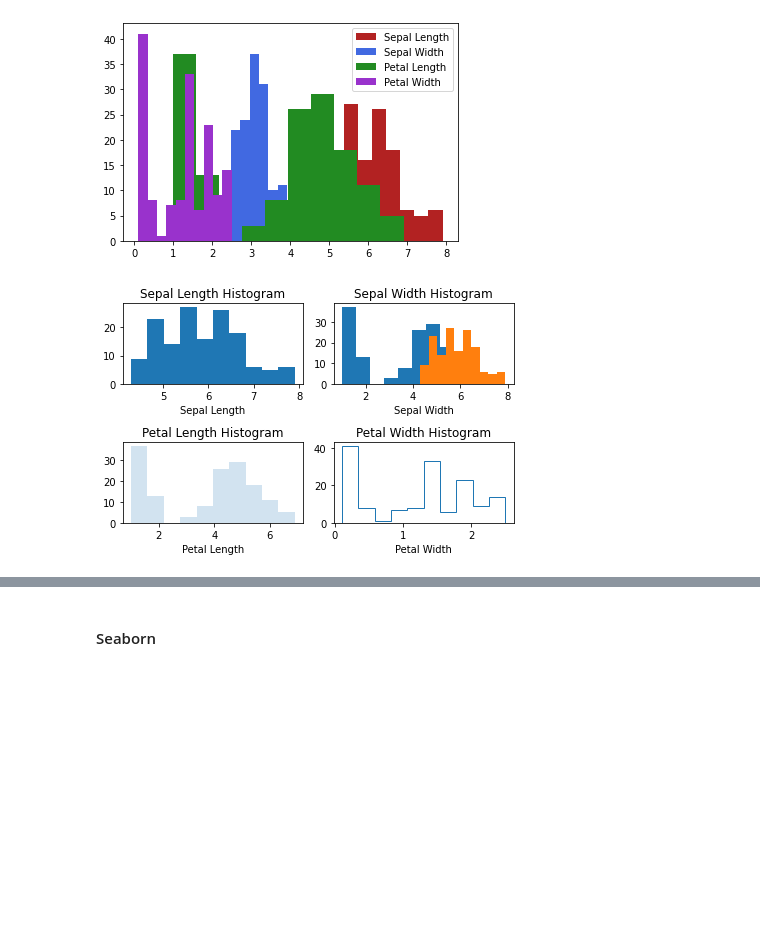
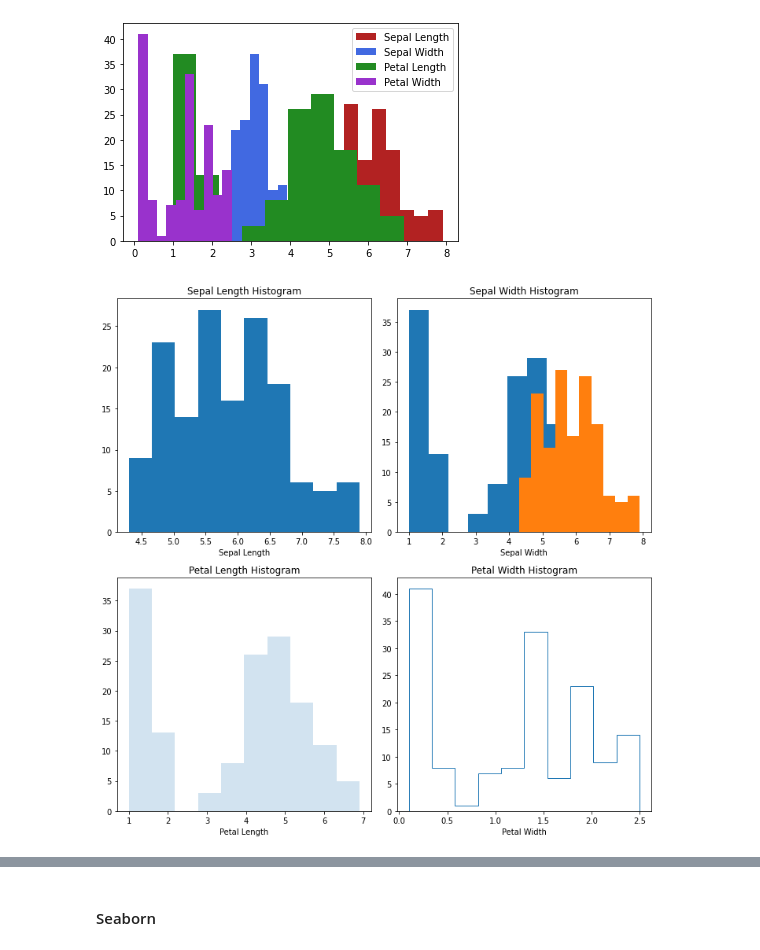
Before and after one commit to ShanePAustin/fundamentals-of-data-analysis, a Jupyter notebook: pyplot.ipynb, the cells around one changed output, grey strips where cells are left out. Drawn from its saved outputs; the diff is of its cells as text; code cells hidden in the pictures; blank space fills up the shorter version.

```diff
--- a/pyplot.ipynb
+++ b/pyplot.ipynb
@@ -389,34 +389,36 @@ plt.legend()
 <matplotlib.legend.Legend at 0x...>
 [figure]
 # %%
+plt.figure(figsize=(10,10))
+
 plt.subplot(2,2,1)
 plt.hist(df["SepalLength"], histtype = "bar")
 
 plt.title("Sepal Length Histogram")
 plt.xlabel("Sepal Length")
 
 plt.subplot(2,2,2)
 plt.hist(df["PetalLength"], histtype = "barstacked")
 plt.hist(df["SepalLength"], histtype = "barstacked")
 
 plt.title("Sepal Width Histogram")
 plt.xlabel("Sepal Width")
 
 plt.subplot(2,2,3)
 plt.hist(df["PetalLength"], alpha=0.2)
 plt.title("Petal Length Histogram")
 plt.xlabel("Petal Length")
 
 plt.subplot(2,2,4)
 plt.hist(df["PetalWidth"], histtype = "step")
 
 plt.title("Petal Width Histogram")
 plt.xlabel("Petal Width")
 
 #tight layout stops the labels overlapping
 plt.tight_layout()
 # %% [output]
-[figure, old version]
+[figure, new version]
 # %%
 setosa = df.loc [df ["Species"] == "Iris-setosa"]
 versicolor = df.loc [df ["Species"] == "Iris-versicolor"]
```
Also changed, not shown: parts of 10 cells of this notebook.
